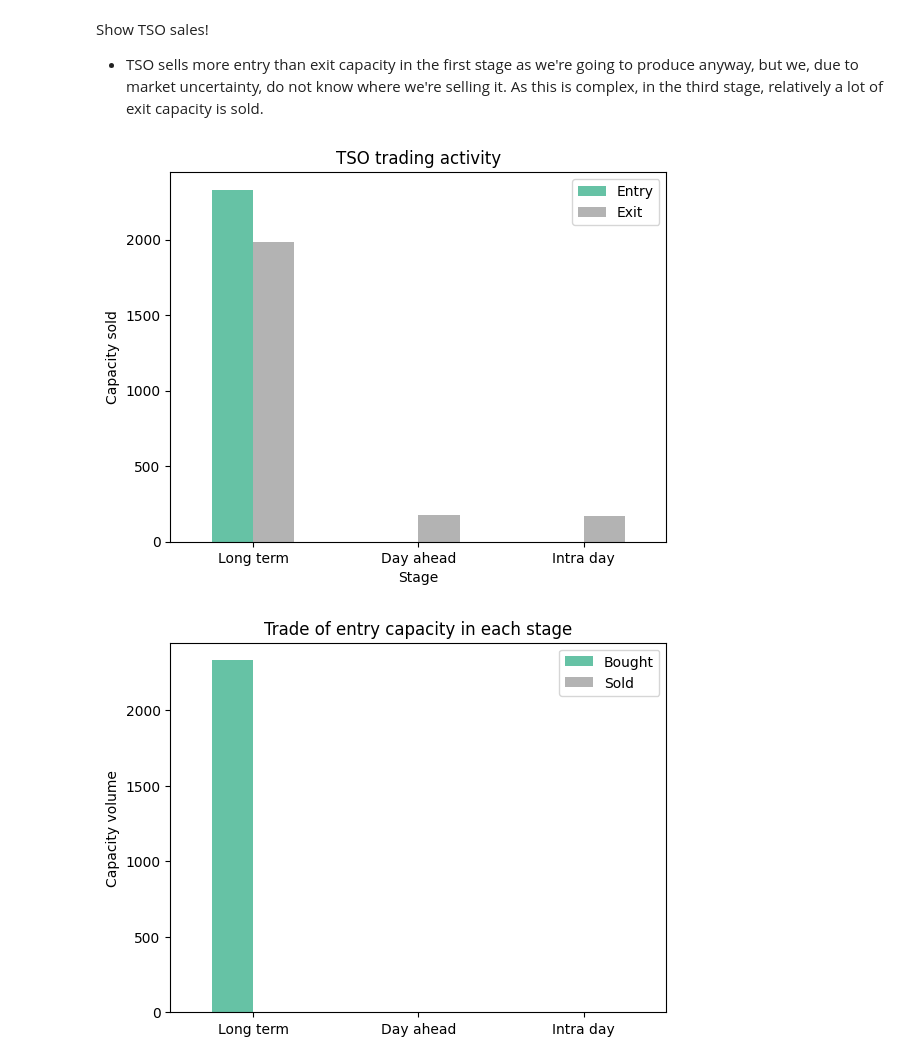
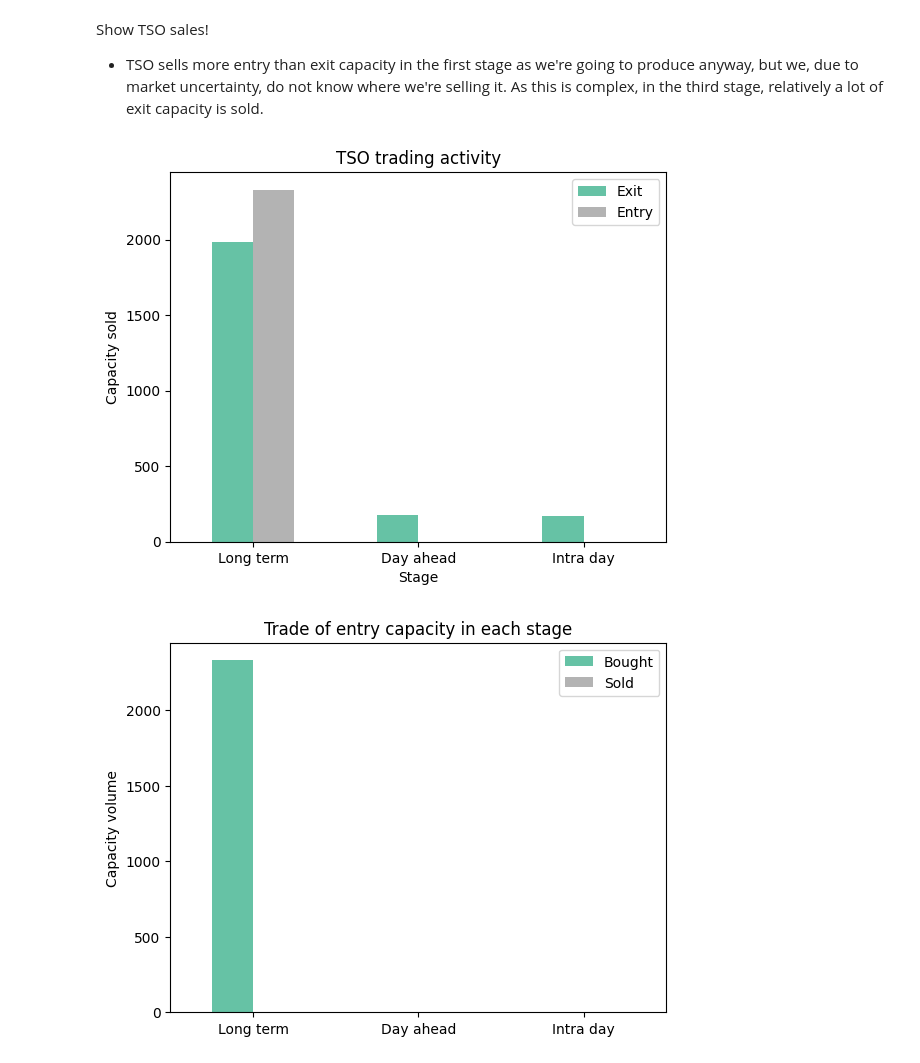
Before and after one commit to berendmarkhorst/secondary_gas_market, a Jupyter notebook: analysis.ipynb, the cells around one changed output. Drawn from its saved outputs; the diff is of its cells as text; code cells hidden in the pictures.

```diff
--- a/analysis.ipynb
+++ b/analysis.ipynb
@@ -464,20 +464,20 @@ Show TSO sales!
 # %%
 entry = solution["s_plus"].groupby(["Stage"]).sum()[["Weighted value"]]
 entry.columns = ["Entry"]
 exit = solution["s_minus"].groupby(["Stage"]).sum()[["Weighted value"]]
 exit.columns = ["Exit"]
 
-result = pd.concat([entry, exit], axis = 1)
+result = pd.concat([exit, entry], axis = 1)
 result.plot(kind="bar", cmap="Set2")
 
 plt.title("TSO trading activity")
 plt.ylabel("Capacity sold")
 
 plt.xticks([0, 1, 2], ["Long term", "Day ahead", "Intra day"], rotation=0);
 
 plt.savefig("Figures/TSO_trading.pdf", bbox_inches='tight')
 # %% [output]
-[figure, old version]
+[figure, new version]
 # %%
 x_plus = solution["x_plus"].copy()
 y_plus = solution["y_plus"].copy()
```
Also changed, not shown: parts of 3 cells of this notebook, 37 other files.
